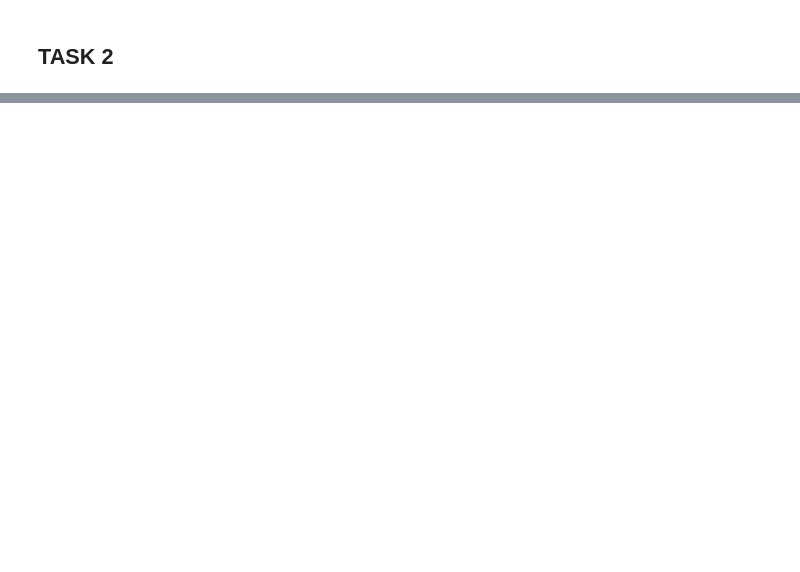
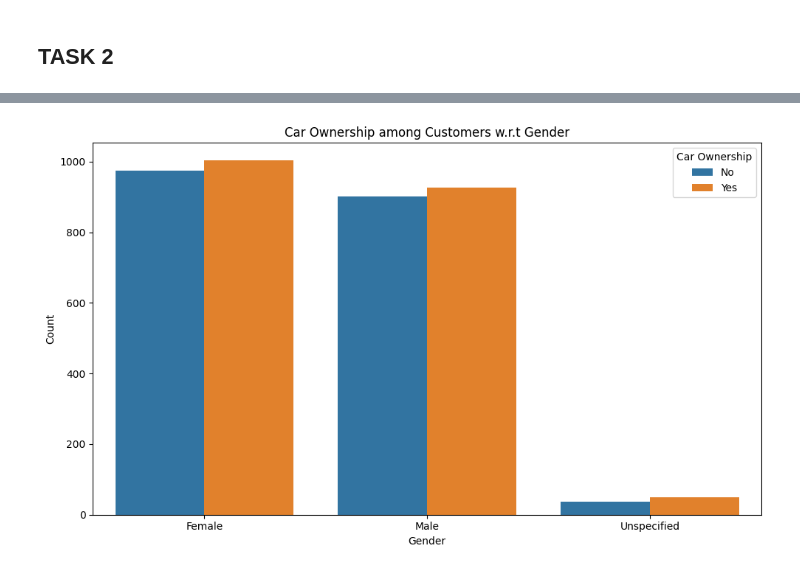
Before and after one commit to ilovedata6/SprocketCentral, a Jupyter notebook: analysis.ipynb, the cells around one changed output, grey strips where cells are left out. Saved outputs shown, nothing was run; the diff lists cells and outputs as text; code cells hidden in the pictures; blank space fills up the shorter version.

```diff
--- a/analysis.ipynb
+++ b/analysis.ipynb
@@ -361,0 +423,15 @@ transactions.shape
+# %%
+# How many customers own cars, and how does car ownership relate to other factors like gender?
+
+car_ownership = cust_demo.groupby(['gender','owns_car'])['customer_id'].count().reset_index()
+
+plt.figure(figsize=(10,6))
+sns.barplot(data = car_ownership, x='gender',y='customer_id',hue='owns_car')
+plt.title("Car Ownership among Customers w.r.t Gender")
+plt.xlabel("Gender")
+plt.ylabel("Count")
+plt.legend(title='Car Ownership')
+plt.tight_layout()
+plt.show()
+# %% [output]
+[figure, added]
```
Also changed, not shown: parts of 44 cells of this notebook.
